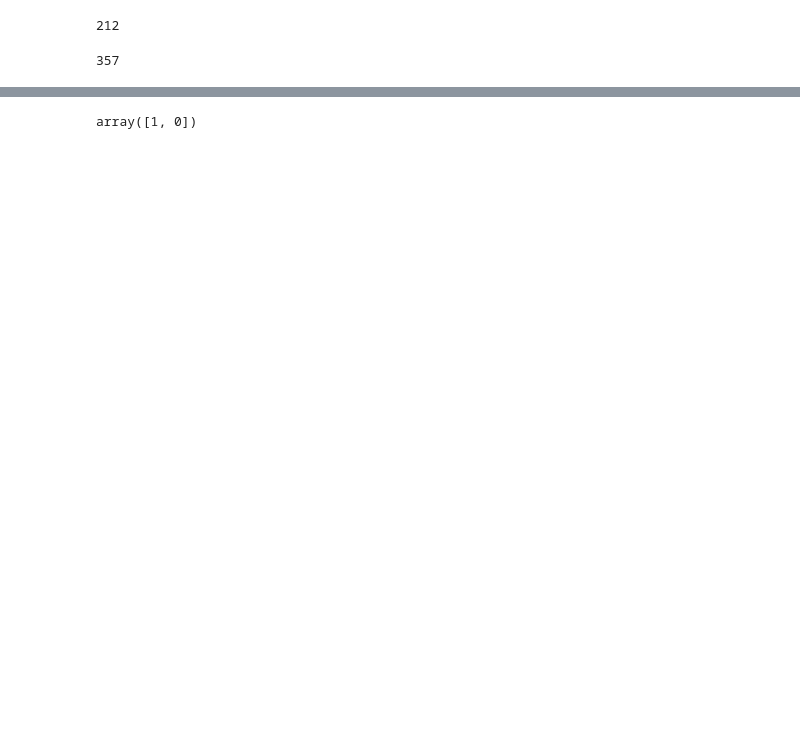
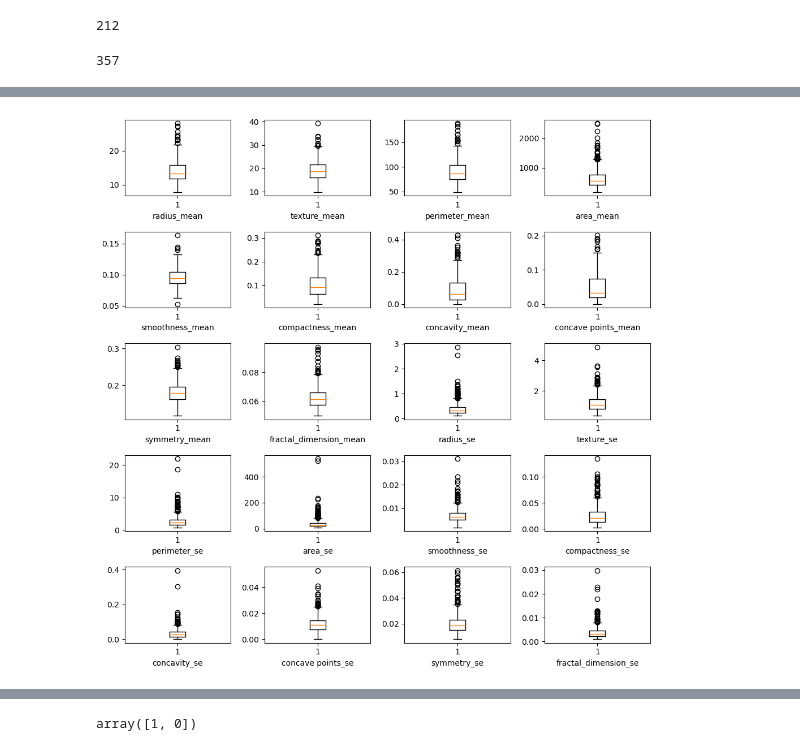
Before and after one commit to Aadya-Garg/Malignancy-Classification, a Jupyter notebook: Breast Cancer Analysis.ipynb, the cells around one changed output, grey strips where cells are left out. Saved outputs shown, nothing was run; the diff lists cells and outputs as text; code cells hidden in the pictures; blank space fills up the shorter version.

```diff
--- a/Breast Cancer Analysis.ipynb
+++ b/Breast Cancer Analysis.ipynb
@@ -197,28 +253,0 @@ xtrain.head()
-# %%
-from sklearn.linear_model import SGDClassifier
-from sklearn.svm import SVC, LinearSVC
-# I need some METRICS from which i could compare these 3 algorithms and select which was better or worse
-import time
-from sklearn.metrics import accuracy_score
-from sklearn.model_selection import cross_val_score
-
-time_all = [] # we don't want a SLOW algorithms
-acc_all = [] # we want correct number of guesses
-# Accuracy = Correct Guesses/ Total Guesses
-# SGD
-starttime = time.time()
-model = SGDClassifier()
-
-#Training
-model.fit(xtrain, ytrain)
-
-# Scoring
-predictions = model.predict(xtest)
-endtime = time.time()
-
-#Evaluation
-accr = accuracy_score(predictions, ytest)
-
-timetaken  = endtime - starttime
-print('Time taken by Stochastic Gradient Descent is: ' + str(timetaken))
-print('Accuracy of Stochastic Gradient Descent is: ' + str(accr))
@@ -227,0 +275,18 @@ Accuracy of Stochastic Gradient Descent is: 0.9122807017543859
+# %%
+plt.figure(figsize=(10,10))
+# Plot boxplot side by side
+for i, feature in enumerate(xtrain.columns):
+    rows = 5
+    cols = 4
+    if i+ 1 == 21:
+        break
+    plt.subplot(rows,cols, i + 1)
+    plt.boxplot(xtrain[feature])
+    plt.xlabel(feature)
+    plt.ylabel('')
+    plt.tight_layout()
+
+
+plt.show()
+# %% [output]
+[figure, added]
```
Also changed, not shown: parts of 91 cells of this notebook.
